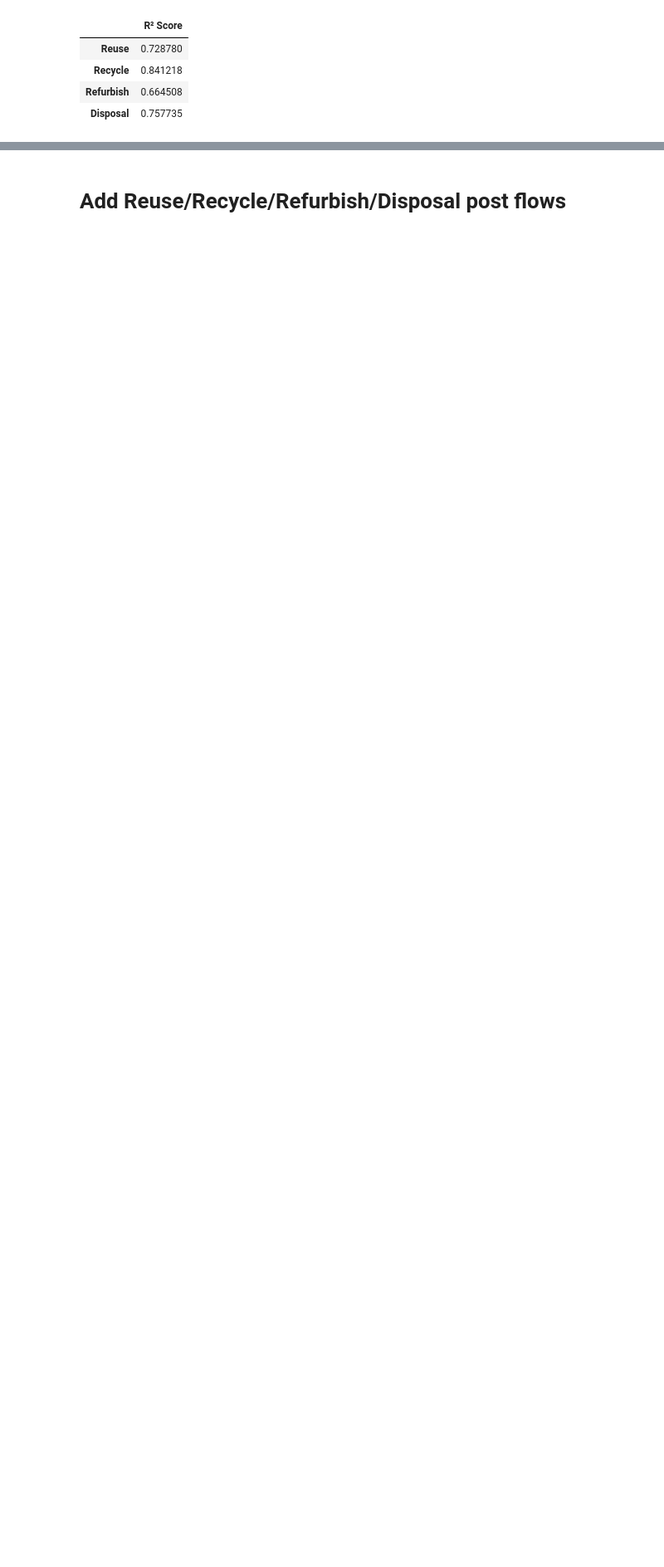
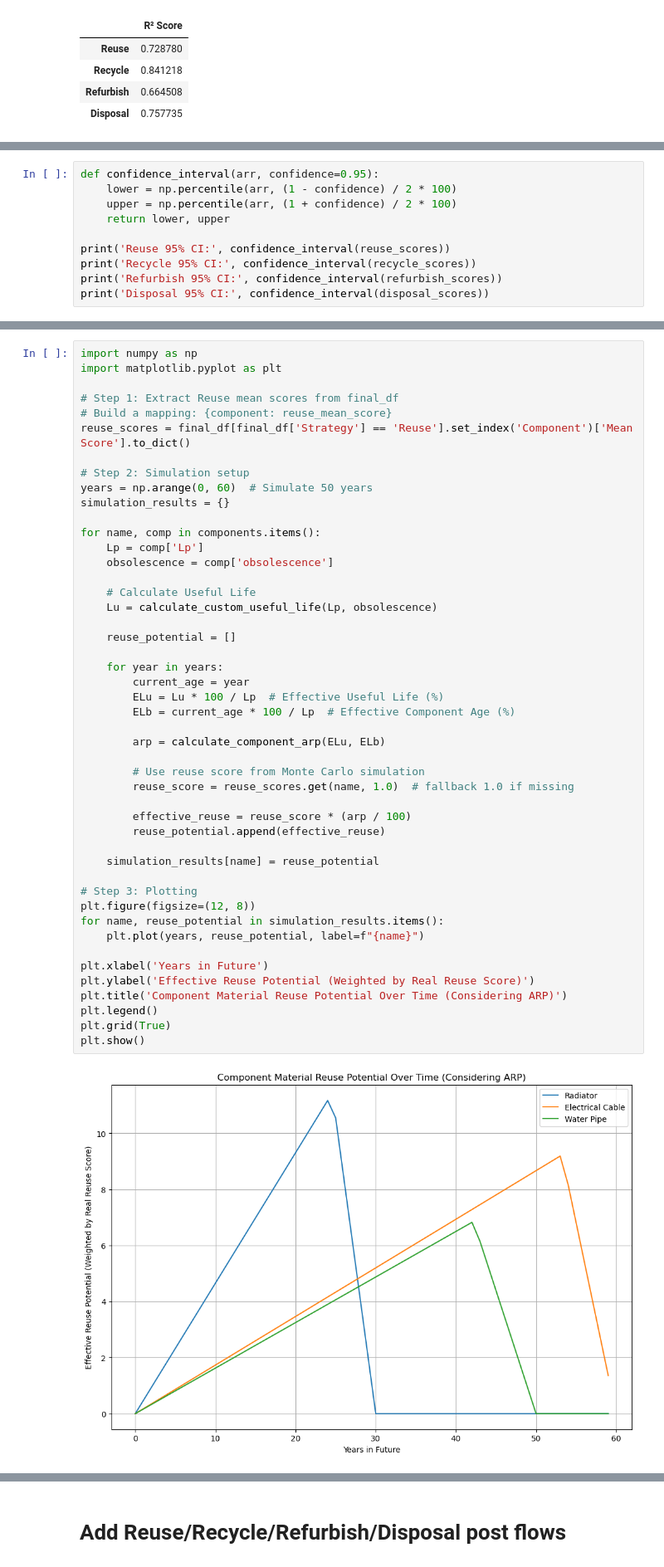
Before and after one commit to shuyanxiong/Integrated_Framework_Stock_Estimation, a Jupyter notebook: CCP.ipynb, the cells around one changed output, grey strips where cells are left out. Shown at 83% size. Saved outputs shown, nothing was run; the diff lists cells and outputs as text; blank space fills up the shorter version.

```diff
--- a/CCP.ipynb
+++ b/CCP.ipynb
@@ -497,0 +645,10 @@ plt.show()
+# %%
+def confidence_interval(arr, confidence=0.95):
+    lower = np.percentile(arr, (1 - confidence) / 2 * 100)
+    upper = np.percentile(arr, (1 + confidence) / 2 * 100)
+    return lower, upper
+
+print('Reuse 95% CI:', confidence_interval(reuse_scores))
+print('Recycle 95% CI:', confidence_interval(recycle_scores))
+print('Refurbish 95% CI:', confidence_interval(refurbish_scores))
+print('Disposal 95% CI:', confidence_interval(disposal_scores))
@@ -497,0 +882,49 @@ plt.show()
+# %%
+import numpy as np
+import matplotlib.pyplot as plt
+
+# Step 1: Extract Reuse mean scores from final_df
+# Build a mapping: {component: reuse_mean_score}
+reuse_scores = final_df[final_df['Strategy'] == 'Reuse'].set_index('Component')['Mean Score'].to_dict()
+
+# Step 2: Simulation setup
+years = np.arange(0, 60)  # Simulate 50 years
+simulation_results = {}
+
+for name, comp in components.items():
+    Lp = comp['Lp']
+    obsolescence = comp['obsolescence']
+
+    # Calculate Useful Life
+    Lu = calculate_custom_useful_life(Lp, obsolescence)
+
+    reuse_potential = []
+
+    for year in years:
+        current_age = year
+        ELu = Lu * 100 / Lp  # Effective Useful Life (%)
+        ELb = current_age * 100 / Lp  # Effective Component Age (%)
+
+        arp = calculate_component_arp(ELu, ELb)
+
+        # Use reuse score from Monte Carlo simulation
+        reuse_score = reuse_scores.get(name, 1.0)  # fallback 1.0 if missing
+
+        effective_reuse = reuse_score * (arp / 100)
+        reuse_potential.append(effective_reuse)
+
+    simulation_results[name] = reuse_potential
+
+# Step 3: Plotting
+plt.figure(figsize=(12, 8))
+for name, reuse_potential in simulation_results.items():
+    plt.plot(years, reuse_potential, label=f"{name}")
+
+plt.xlabel('Years in Future')
+plt.ylabel('Effective Reuse Potential (Weighted by Real Reuse Score)')
+plt.title('Component Material Reuse Potential Over Time (Considering ARP)')
+plt.legend()
+plt.grid(True)
+plt.show()
+# %% [output]
+[figure, added]
```
Also changed, not shown: parts of 14 cells of this notebook, 1 other file.
